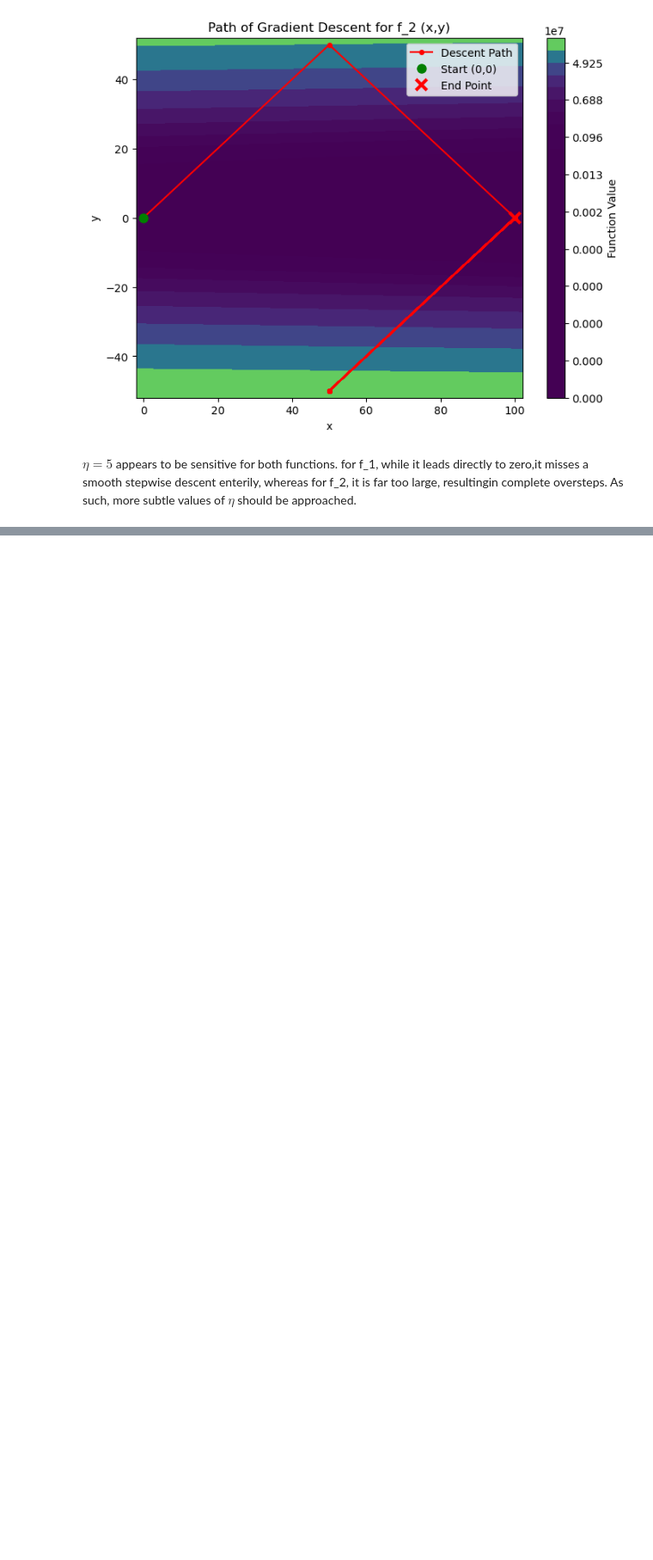
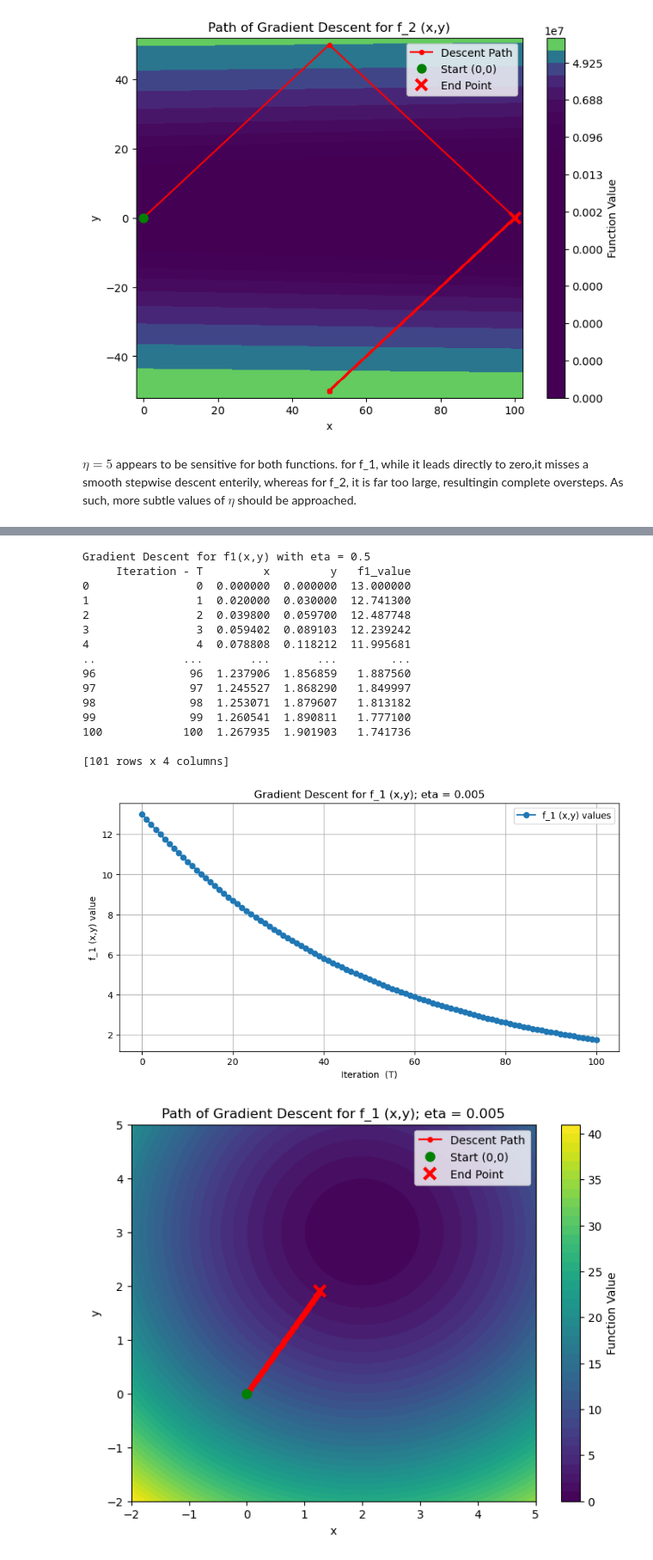
Before and after one commit to BranfordS813/CAP_6619_Coding_Tasks, a Jupyter notebook: Homework/Homework_1/Coding_Questions/Sanford_HW_1_Q9.ipynb, the cells around one changed output, grey strips where cells are left out. Shown at 86% size. Saved outputs shown, nothing was run; the diff lists cells and outputs as text; code cells hidden in the pictures; blank space fills up the shorter version.

```diff
--- a/Homework/Homework_1/Coding_Questions/Sanford_HW_1_Q9.ipynb
+++ b/Homework/Homework_1/Coding_Questions/Sanford_HW_1_Q9.ipynb
@@ -821,0 +585,23 @@ Gradient Descent for f2(x,y) with eta = 0.00005
+# %%
+# f_1 eta = 0.0005
+f_1_val_update, f_1_x_update, f_1_y_update = f_1_GD(eta=0.005)
+# Vizualising f_1 with eta = 0.005
+plt_GD(f_1_val_update, f_1_x_update, f_1_y_update, title="f_1 (x,y)", f=1, eta=0.005)
+# %% [output]
+Gradient Descent for f1(x,y) with eta = 0.5
+     Iteration - T         x         y   f1_value
+0                0  0.000000  0.000000  13.000000
+1                1  0.020000  0.030000  12.741300
+2                2  0.039800  0.059700  12.487748
+3                3  0.059402  0.089103  12.239242
+4                4  0.078808  0.118212  11.995681
+..             ...       ...       ...        ...
+96              96  1.237906  1.856859   1.887560
+97              97  1.245527  1.868290   1.849997
+98              98  1.253071  1.879607   1.813182
+99              99  1.260541  1.890811   1.777100
+100            100  1.267935  1.901903   1.741736
+
+[101 rows x 4 columns]
+[figure, added]
+[figure, added]
```
Also changed, not shown: parts of 27 cells of this notebook.
